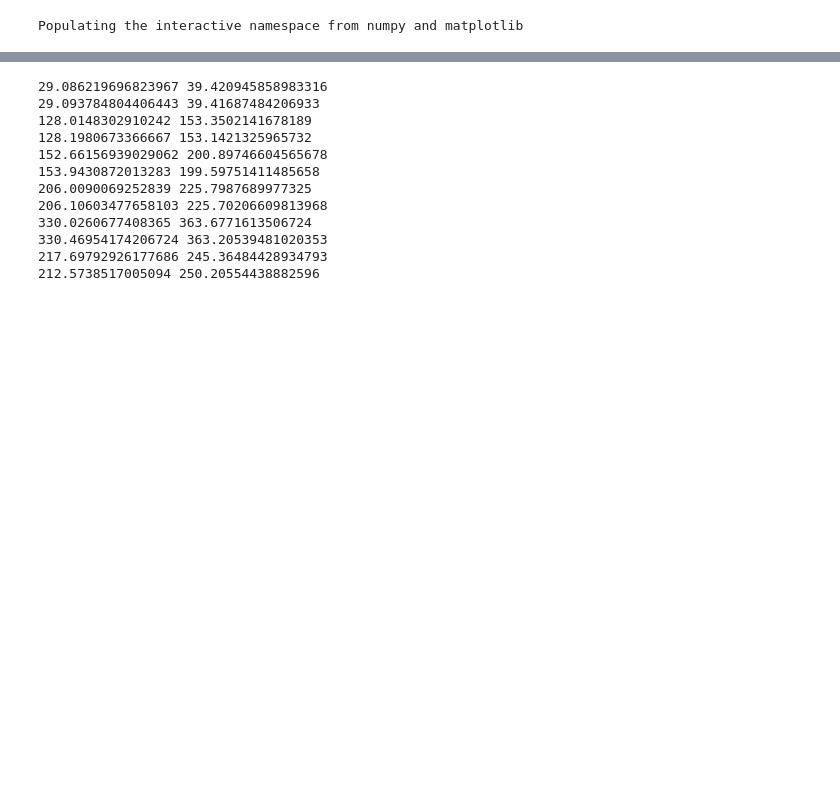
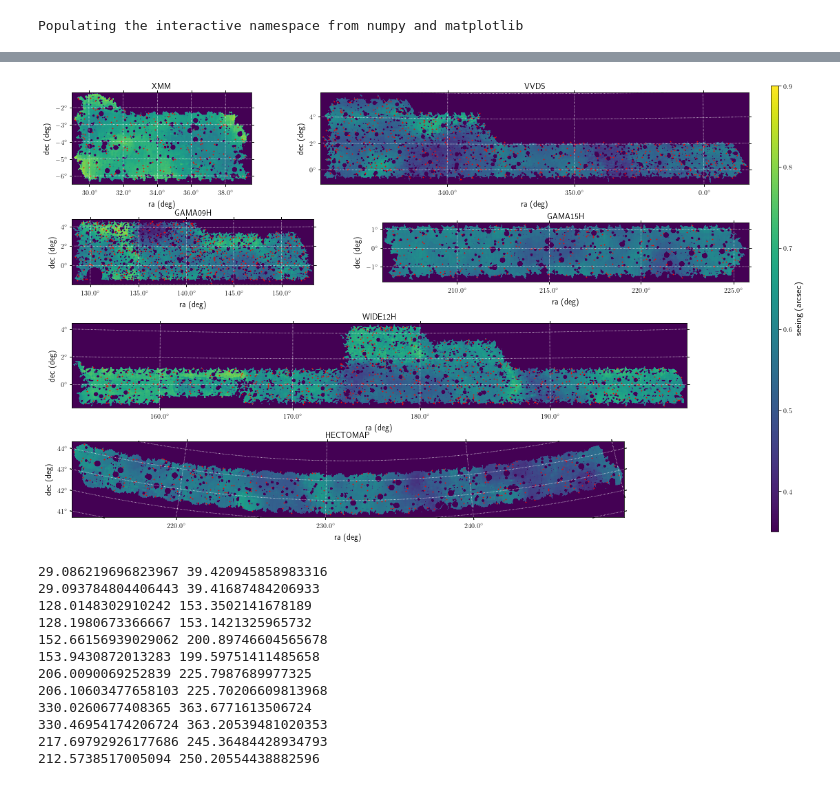
Before and after one commit to mr-superonion/G3sim-HSC, a Jupyter notebook: notebook/blind/4_2-densMap-2D.ipynb, the cells around one changed output, grey strips where cells are left out. Cells and saved outputs as stored; diff of their text form; code cells hidden in the pictures; blank space fills up the shorter version.

```diff
--- a/notebook/blind/4_2-densMap-2D.ipynb
+++ b/notebook/blind/4_2-densMap-2D.ipynb
@@ -36,0 +106,92 @@ if False:
+# %%
+pltList=['XMM','VVDS','GAMA09H','GAMA15H','WIDE12H','HECTOMAP']
+lenList={}
+imgList={}
+wcsList={}
+cmax=0.
+for fieldname in pltList:
+    data=pyfits.getdata(os.path.join(outDir,'%s_fwhmMap.fits' %fieldname))
+    header=pyfits.getheader(os.path.join(outDir,'%s_fwhmMap.fits' %fieldname))
+    wcsList.update({fieldname:WCS(header)})
+    print(fieldname)
+    print(data.shape)
+    lenList.update({fieldname:data.shape})
+    imgList.update({fieldname:data})
+    fmax=np.max(data)
+    if fmax>cmax:
+        cmax=fmax
+
+configName  =   'wrkDir/s19/s19-1/anaCat_newS19Mask_fdeltacut/plot/char.ini'
+parser2      =   ConfigParser()
+parser2.read(configName)
+plt.close()
+norm=mpl.colors.Normalize(vmin=0.35, vmax=0.90)
+
+fig = plt.figure(figsize=(15,10))
+ratio=int(1./(lenList['VVDS'][-1]/lenList['VVDS'][-2]/lenList['XMM'][-1]*lenList['XMM'][-2]+1.)*10.+0.5)
+ax1 = plt.subplot2grid((8, 11), (0, 0), colspan=ratio,rowspan=2,projection=wcsList['XMM'],aspect='equal')
+ax1.set_title('XMM',fontsize=12)
+msk=psfs['field']=='XMM'
+ax1.scatter(raPList['XMM'],decPList['XMM'],s=.6,c='red')
+ax1.imshow(imgList['XMM'],origin='lower',norm=norm)
+ax1.grid(color='white', ls='dotted')
+ax1.coords[0].set_major_formatter('d.d')
+ax1.set_xlabel('ra (deg)',fontsize=12)
+ax1.set_ylabel('dec (deg)',fontsize=12)
+
+ax2 = plt.subplot2grid((8, 11), (0, ratio+1), colspan=10-ratio,rowspan=2,projection=wcsList['VVDS'],aspect='equal')
+ax2.set_title('VVDS',fontsize=12)
+msk=psfs['field']=='VVDS'
+addR=(ra<300.).astype(int)*360
+ax2.scatter(raPList['VVDS'],decPList['VVDS'],s=.6,c='red')
+ax2.imshow(imgList['VVDS'],origin='lower',norm=norm)
+ax2.grid(color='white', ls='dotted')
+ax2.coords[0].set_major_formatter('d.d')
+ax2.set_xlabel('ra (deg)',fontsize=12)
+ax2.set_ylabel('dec (deg)',fontsize=12)
+
+ratio=int(1./(lenList['GAMA15H'][-1]/lenList['GAMA15H'][-2]/lenList['GAMA09H'][-1]*lenList['GAMA09H'][-2]+1.)*10.+0.5)
+ax3 = plt.subplot2grid((8, 11), (2, 0), colspan=ratio,rowspan=2,projection=wcsList['GAMA09H'])
+ax3.set_title('GAMA09H',fontsize=12)
+ax3.scatter(raPList['GAMA09H'],decPList['GAMA09H'],s=.6,c='red')
+ax3.imshow(imgList['GAMA09H'],origin='lower',norm=norm)
+ax3.grid(color='white', ls='dotted')
+ax3.coords[0].set_major_formatter('d.d')
+ax3.set_xlabel('ra (deg)',fontsize=12)
+ax3.set_ylabel('dec (deg)',fontsize=12)
+
+ax4 = plt.subplot2grid((8, 11), (2, ratio+1), colspan=10-ratio,rowspan=2,projection=wcsList['GAMA15H'])
+ax4.set_title('GAMA15H',fontsize=12)
+ax4.scatter(raPList['GAMA15H'],decPList['GAMA15H'],s=.6,c='red')
+ax4.imshow(imgList['GAMA15H'],origin='lower',norm=norm)
+ax4.grid(color='white', ls='dotted')
+ax4.coords[0].set_major_formatter('d.d')
+ax4.set_xlabel('ra (deg)',fontsize=12)
+ax4.set_ylabel('dec (deg)',fontsize=12)
+
+ax5 = plt.subplot2grid((8, 11), (4, 0), colspan=10,rowspan=2,projection=wcsList['WIDE12H'])
+ax5.set_title('WIDE12H',fontsize=12)
+ax5.scatter(raPList['WIDE12H'],decPList['WIDE12H'],s=.6,c='red')
+ax5.imshow(imgList['WIDE12H'],origin='lower',norm=norm)
+ax5.grid(color='white', ls='dotted')
+ax5.coords[0].set_major_formatter('d.d')
+ax5.set_xlabel('ra (deg)',fontsize=12)
+ax5.set_ylabel('dec (deg)',fontsize=12)
+
+ax6 = plt.subplot2grid((8, 11), (6, 0), colspan=9,rowspan=2,projection=wcsList['HECTOMAP'])
+ax6.set_title('HECTOMAP',fontsize=12)
+ax6.scatter(raPList['HECTOMAP'],decPList['HECTOMAP'],s=.6,c='red')
+mm=ax6.imshow(imgList['HECTOMAP'],origin='lower',norm=norm)
+ax6.grid(color='white', ls='dotted')
+ax6.coords[0].set_major_formatter('d.d')
+ax6.set_xlabel('ra (deg)',fontsize=12)
+ax6.set_ylabel('dec (deg)',fontsize=12)
+plt.tight_layout()
+plt.subplots_adjust(bottom=0.05, right=0.92, top=0.95)
+cax = plt.axes([0.95, 0.05, 0.01, 0.9])
+plt.colorbar(mm,aspect=10,cax=cax)
+
+cax.set_ylabel('seeing (arcsec)',fontsize=13)
+fig.savefig(os.path.join(outDir,'fwhmMap.eps'))
+fig.savefig(os.path.join(outDir,'fwhmMap.png'))
+# %% [output]
@@ -37 +210,2 @@ if False:
+[figure, added]
 # %%
```
Also changed, not shown: parts of 10 cells of this notebook.
